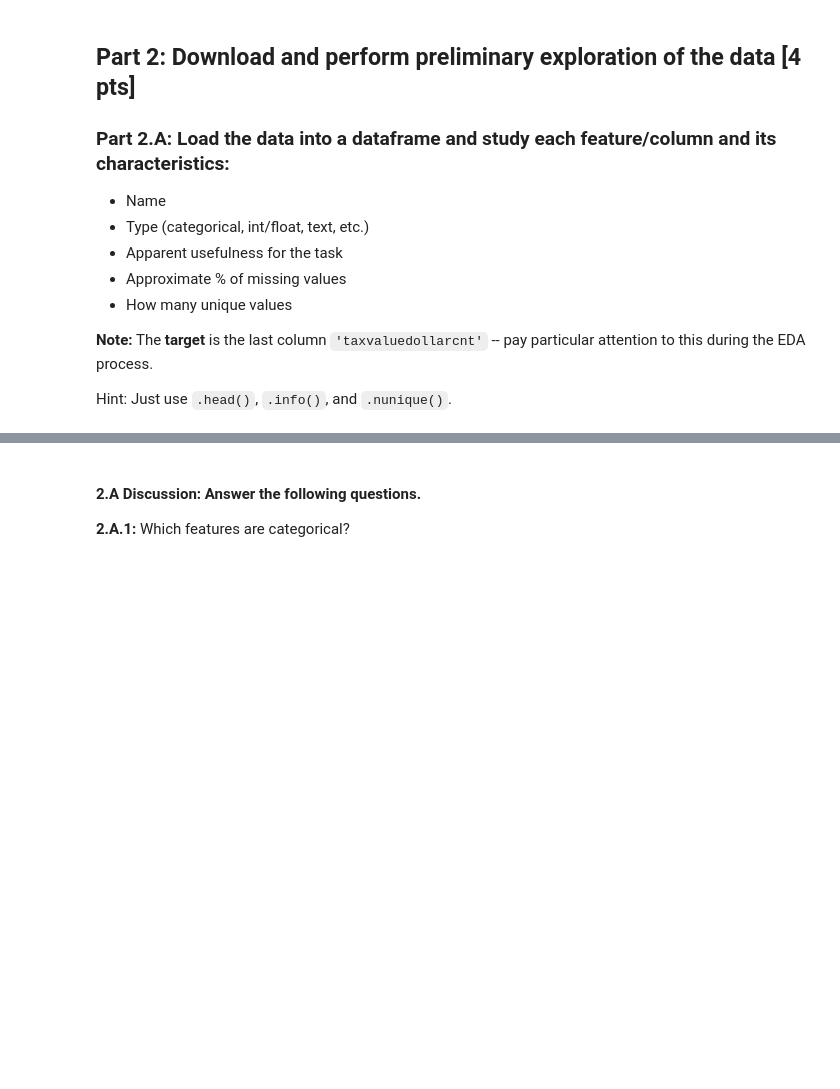
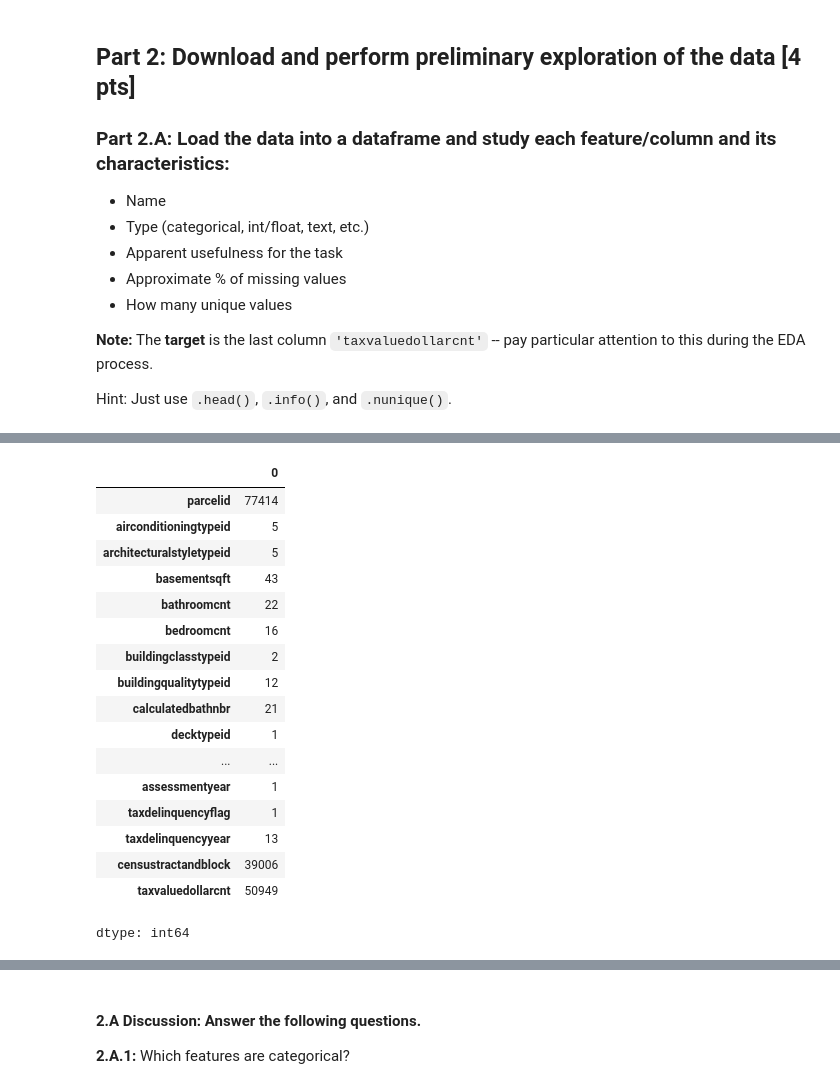
Before and after one commit to Rocking-Priya/Module-3-Assignments, a Jupyter notebook: Milestone_01.ipynb, the cells around one changed output, grey strips where cells are left out. Saved outputs shown, nothing was run; the diff lists cells and outputs as text; code cells hidden in the pictures; blank space fills up the shorter version.

```diff
--- a/Milestone_01.ipynb
+++ b/Milestone_01.ipynb
@@ -153,0 +198,21 @@ Hint: Just use `.head()`, `.info()`, and `.nunique()`.
+# %%
+df.nunique()
+# %% [output]
+|  | 0 |
+| parcelid | 77414 |
+| airconditioningtypeid | 5 |
+| architecturalstyletypeid | 5 |
+| basementsqft | 43 |
+| bathroomcnt | 22 |
+| bedroomcnt | 16 |
+| buildingclasstypeid | 2 |
+| buildingqualitytypeid | 12 |
+| calculatedbathnbr | 21 |
+| decktypeid | 1 |
+| ... | ... |
+| assessmentyear | 1 |
+| taxdelinquencyflag | 1 |
+| taxdelinquencyyear | 13 |
+| censustractandblock | 39006 |
+| taxvaluedollarcnt | 50949 |
+dtype: int64
```
Also changed, not shown: parts of 6 cells of this notebook.
